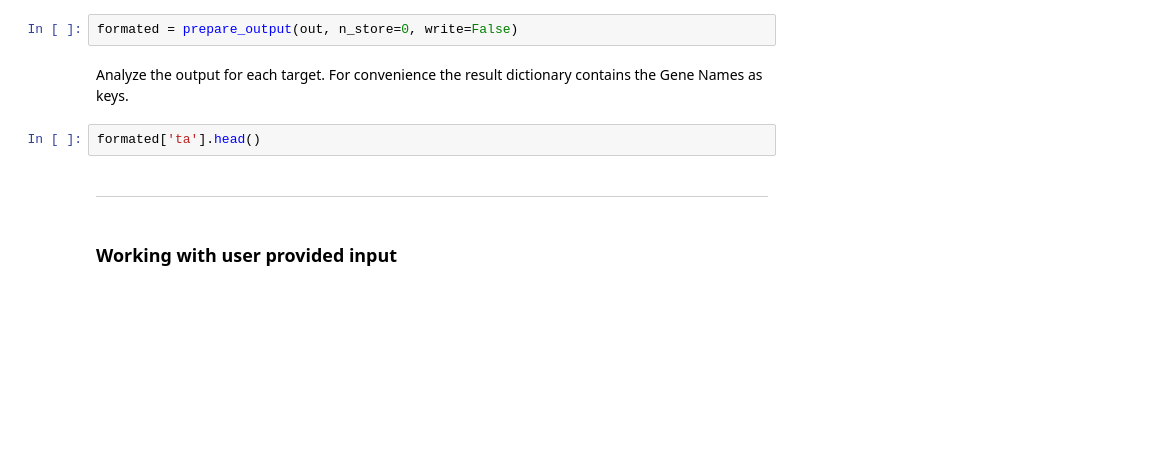
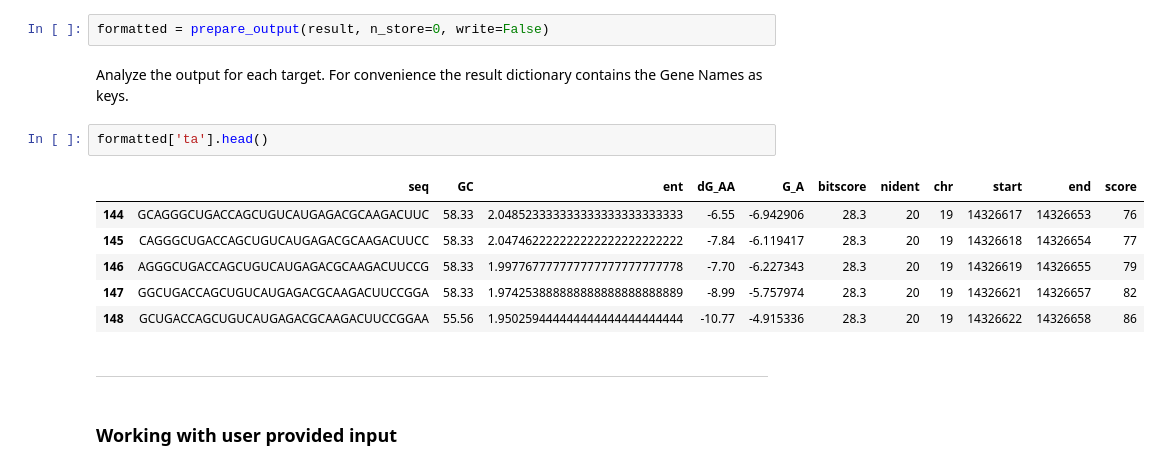
Before and after one commit to lapinskim/gene2csm, a Jupyter notebook: gene2csm.ipynb, the cells around one changed output. Drawn from its saved outputs; the diff is of its cells as text; blank space fills up the shorter version.

```diff
--- a/gene2csm.ipynb
+++ b/gene2csm.ipynb
@@ -110,9 +218,16 @@ Score the output, format the tables and write them to the XLSX files (if `write=
 # %%
-formated = prepare_output(out, n_store=0, write=False)
+formatted = prepare_output(result, n_store=0, write=False)
 # %% [markdown]
 Analyze the output for each target. For convenience the result dictionary contains the Gene Names as keys.
 # %%
-formated['ta'].head()
+formatted['ta'].head()
+# %% [output]
+|  | seq | GC | ent | dG_AA | G_A | bitscore | nident | chr | start | end | score |
+| 144 | GCAGGGCUGACCAGCUGUCAUGAGACGCAAGACUUC | 58.33 | 2.048523333333333333333333333 | -6.55 | -6.942906 | 28.3 | 20 | 19 | 14326617 | 14326653 | 76 |
+| 145 | CAGGGCUGACCAGCUGUCAUGAGACGCAAGACUUCC | 58.33 | 2.047462222222222222222222222 | -7.84 | -6.119417 | 28.3 | 20 | 19 | 14326618 | 14326654 | 77 |
+| 146 | AGGGCUGACCAGCUGUCAUGAGACGCAAGACUUCCG | 58.33 | 1.997767777777777777777777778 | -7.70 | -6.227343 | 28.3 | 20 | 19 | 14326619 | 14326655 | 79 |
+| 147 | GGCUGACCAGCUGUCAUGAGACGCAAGACUUCCGGA | 58.33 | 1.974253888888888888888888889 | -8.99 | -5.757974 | 28.3 | 20 | 19 | 14326621 | 14326657 | 82 |
+| 148 | GCUGACCAGCUGUCAUGAGACGCAAGACUUCCGGAA | 55.56 | 1.950259444444444444444444444 | -10.77 | -4.915336 | 28.3 | 20 | 19 | 14326622 | 14326658 | 86 |
 # %% [markdown]
 ---
 # %% [markdown]
```
Also changed, not shown: parts of 29 cells of this notebook.
